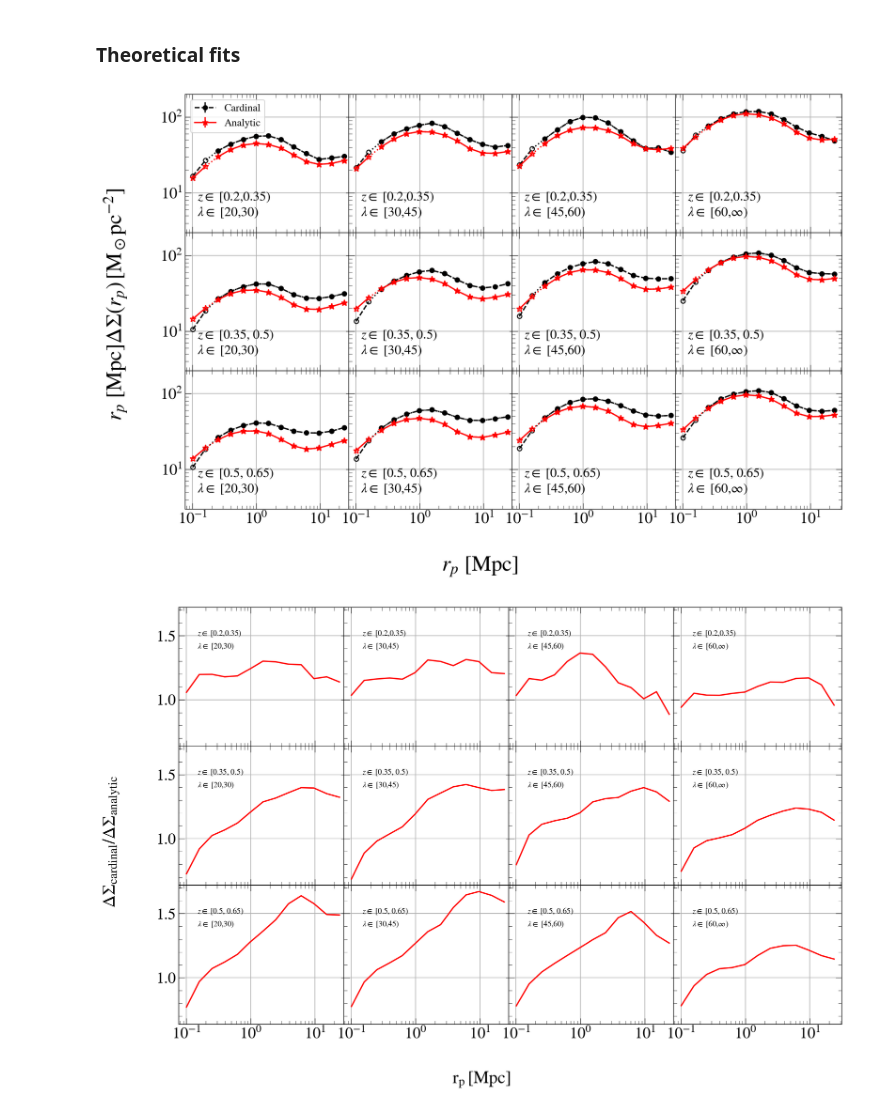
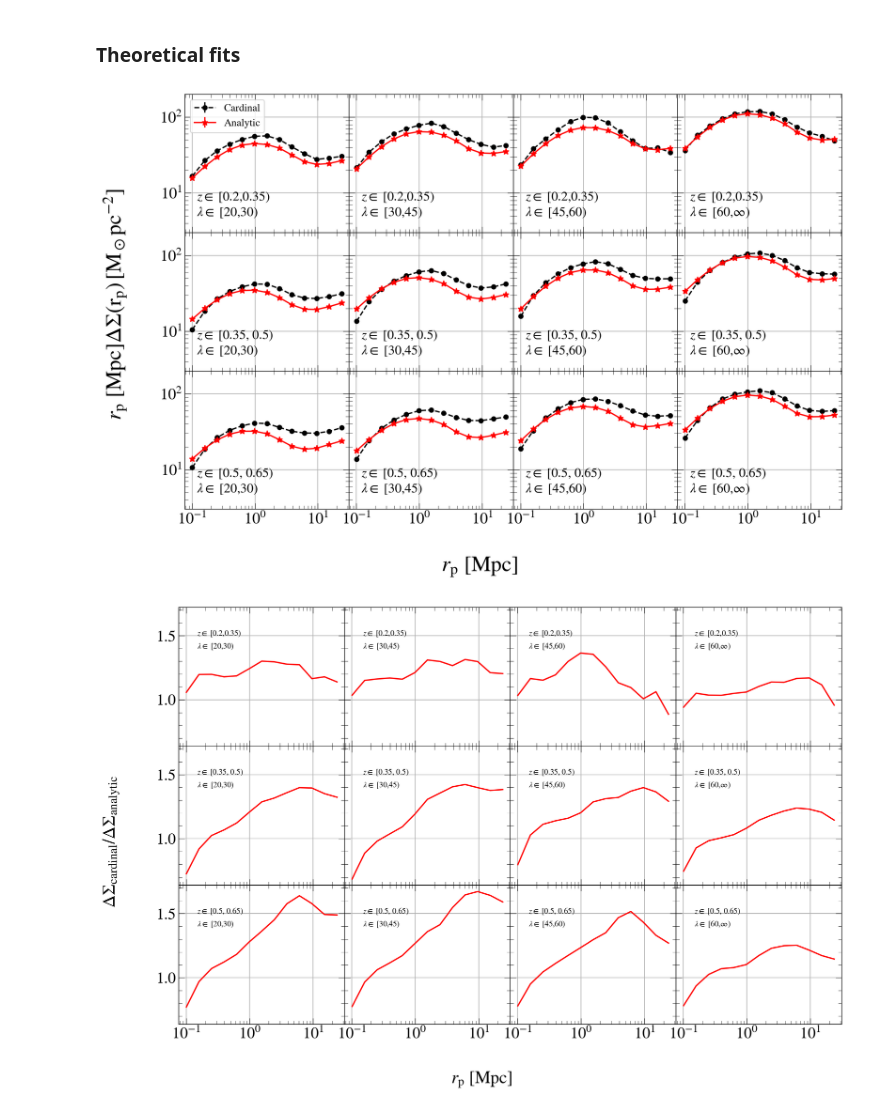
Before and after one commit to Dr-Titus100/mass_calibration_of_DM_halos, a Jupyter notebook: projection/cardinal_notebooks/cardinal_halorun.ipynb, the cells around one changed output. Saved outputs shown, nothing was run; the diff lists cells and outputs as text; code cells hidden in the pictures.

```diff
--- a/projection/cardinal_notebooks/cardinal_halorun.ipynb
+++ b/projection/cardinal_notebooks/cardinal_halorun.ipynb
@@ -256,64 +223,65 @@ for i in range(3):
 
         z = halos_ds["Redshift"][k]
         a = 1/(1+z)
-        # rp_phys = rp*1e3#*a #physical kpc/h
         log10_M = halos_ds["Mvir"][k]
         M=(10**log10_M)/h
         ds = halos_ds["DS_mean"][k]#/(1e12*h)
-        # ds = halos_ds["DS_mean"][i][sel]*1e-12
 
         c = halos_ds["cvir"][k]
-        # c = concentration.concentration(M=M, mdef='vir', z=z, model = 'bhattacharya13') # 'bhattacharya13', 'bullock01'
         cc.append(c)
         args = [log10_M, c]
         _, ds_theory_ctk, ds_theory_nfw, ds_theory_einasto = log_likelihood(params = args, rp = rp,
                                                                             data = ds, cov = cov,
                                                                             z = z, input_units = "physical")
 
-        # print(ds)
-        # print(ave_DS, "\n")
         inds1 = (rp >= 0.20)*(rp < 999)
         inds2 = (rp >= 0.1)*(rp < 0.2)
         inds3 = (rp >= 0.10)*(rp < 999)
         # inds = rp > 0.0
         rp1 = rp[inds1]
         rp2 = rp[inds2]
         rp3 = rp[inds3]
 
 ######################################################################
 ######################################################################
         ########################
         axes[i, j].loglog()
         axes[i, j].set_ylim(0.3e1, 2e2)
+
         axes[i, j].text(0.120, 8.0, f"$z \in$ {halos_ds['redshift_range'][k]}", fontsize = 15)
         axes[i, j].text(0.120, 5.0, f"$\lambda \in$ {halos_ds['lambda_range'][k]}", fontsize = 15)
-        axes[i, j].errorbar(rp1, rp1*ds[inds1], yerr = np.zeros(len(rp1)), fmt = '--o', ms = 5.0, color = 'black', label='Cardinal')
-        axes[i, j].errorbar(rp2, rp2*ds[inds2], yerr = np.zeros(len(rp2)), fmt = '--o', ms = 5.0, color = 'black', fillstyle='none')
-        axes[i, j].errorbar(rp3, rp3*ds[inds3], yerr = np.zeros(len(rp3)), fmt = ':o', ms = 5.0, color = 'black', fillstyle='none')
+        # axes[i, j].text(0.25, 8.0, f"$z \in$ {halos_ds['redshift_range'][k]}", fontsize = 15)
+        # axes[i, j].text(0.25, 5.0, f"$\lambda \in$ {halos_ds['lambda_range'][k]}", fontsize = 15)
 
-        axes[i, j].errorbar(rp1, rp1*ds_theory_ctk[inds1], yerr = np.zeros(len(rp1)), fmt = '-*', ms = 7.0, color = 'red', label='Analytic')
-        axes[i, j].errorbar(rp2, rp2*ds_theory_ctk[inds2], yerr = np.zeros(len(rp2)), fmt = '-*', ms = 7.0, color = 'red', fillstyle='none')
-        axes[i, j].errorbar(rp3, rp3*ds_theory_ctk[inds3], yerr = np.zeros(len(rp3)), fmt = ':*', ms = 7.0, color = 'red', fillstyle='none')
-        # axes[i, j].plot(rp[sel], rp[sel]*ds_theory_nfw[sel], ls='-', c='k', label='colossus nfw')
-        # axes[i, j].plot(rp[sel], rp[sel]*ds_theory_einasto[sel], ls='-.', c='r', label='colossus einasto')
+        # axes[i, j].errorbar(rp1, rp1*ds[inds1], yerr = np.zeros(len(rp1)), fmt = "--o", ms = 5.0, color = "black", label="Cardinal")
+        # axes[i, j].errorbar(rp2, rp2*ds[inds2], yerr = np.zeros(len(rp2)), fmt = "--o", ms = 5.0, color = "black", fillstyle="none")
+        axes[i, j].errorbar(rp3, rp3*ds[inds3], yerr = np.zeros(len(rp3)), fmt = "--o", ms = 5.0, color = "black", label="Cardinal")#, fillstyle="none")
+
+        # axes[i, j].errorbar(rp1, rp1*ds_theory_ctk[inds1], yerr = np.zeros(len(rp1)), fmt = "-*", ms = 7.0, color = "red", label="Analytic")
+        # axes[i, j].errorbar(rp2, rp2*ds_theory_ctk[inds2], yerr = np.zeros(len(rp2)), fmt = "-*", ms = 7.0, color = "red", fillstyle="none")
+        axes[i, j].errorbar(rp3, rp3*ds_theory_ctk[inds3], yerr = np.zeros(len(rp3)), fmt = "-*", ms = 7.0, color = "red", label="Analytic")#, fillstyle="none")
+
         if i == 0 and j == 0:
             axes[i, j].legend(fontsize=12, loc = "upper left")
         else:
             pass
 
 # Add a super title, super x label, and super y label
 # fig.suptitle(r'$\Delta\Sigma$ Profiles', fontsize=20)
 f_size = 25
-fig.supxlabel(r"$\rm \mathit{r_p}~[\mathrm{Mpc}]$", fontsize=f_size)
-fig.supylabel(r"$\rm \mathit{r_p}~[\mathrm{Mpc}] \Delta\Sigma(\mathit{r_p})\,[M_\odot \mathrm{pc}^{-2}]$", x = 0.02, y = 0.55, va='center', ha='center', fontsize=f_size)
+fig.supxlabel(r"$r_{\rm p}~[\rm Mpc]$", fontsize=f_size)
+fig.supylabel(r"$r_{\rm p}~[\rm Mpc] \Delta\Sigma(r_{\rm p})\,[\rm M_\odot \mathrm{pc}^{-2}]$", x = 0.02, y = 0.55, va="center", ha="center", fontsize=f_size)
+# fig.supxlabel(r"$\rm \mathit{r_p}~[\mathrm{Mpc}]$", fontsize=f_size)
+# fig.supylabel(r"$\rm \mathit{r_p}~[\mathrm{Mpc}] \Delta\Sigma(\mathit{r_p})\,[M_\odot \mathrm{pc}^{-2}]$", x = 0.02, y = 0.55, va="center", ha="center", fontsize=f_size)
 
 # Adjust spacing between subplots
-plt.tight_layout(h_pad = 0.0, w_pad = -0.760)
+plt.tight_layout(h_pad = 0.0, w_pad = -0.55)
+# plt.tight_layout(h_pad = 0.0, w_pad = 0.0)
 plt.show()
 ######################################################################
 ######################################################################
 # %% [output]
-[figure, old version]
+[figure, new version]
 # %%
 # Create a figure and four subplots (3 rows, 4 columns)
 sel = rp > 0.10
```
Also changed, not shown: parts of 5 cells of this notebook, 3 other files.
